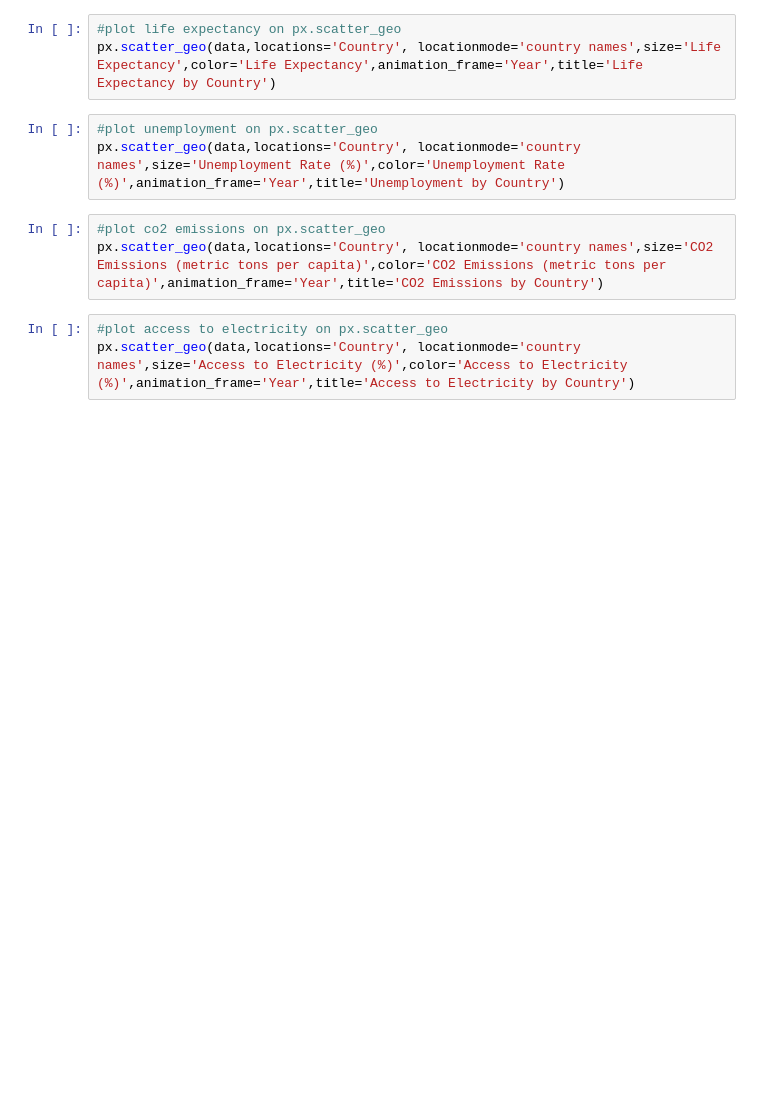
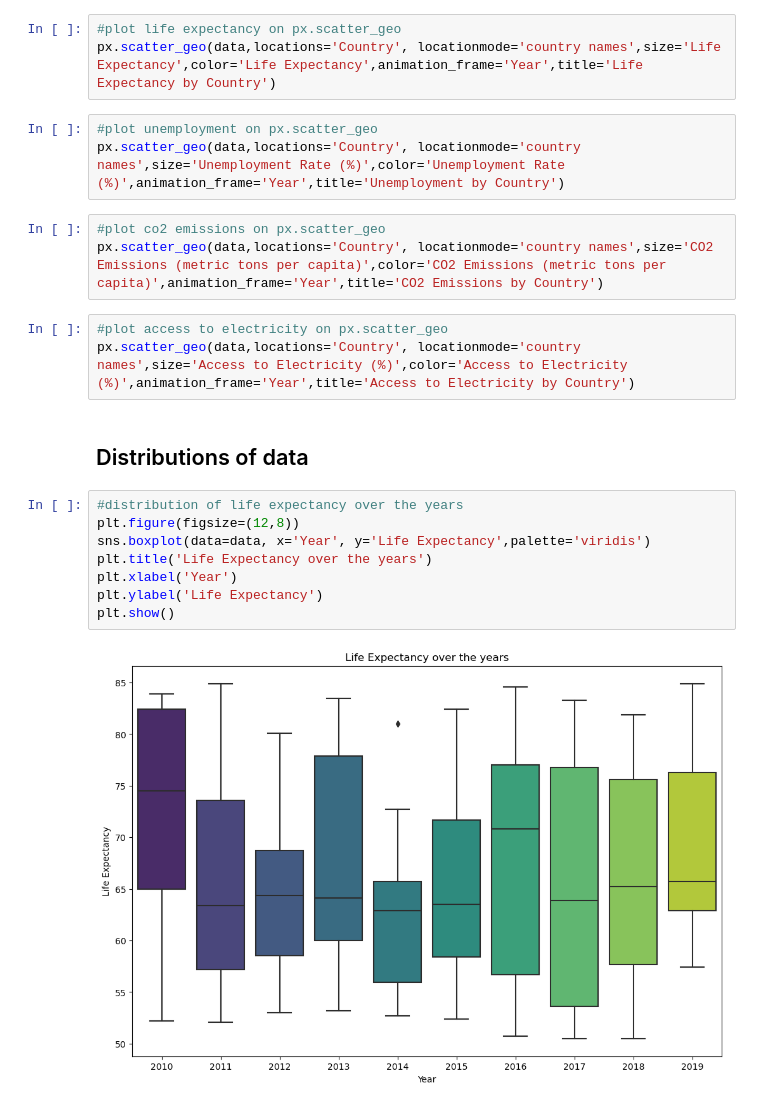
Before and after one commit to beccaa9116/EDA---World-Bank-Dataset, a Jupyter notebook: eda_world_bank.ipynb, the cells around one changed output. Cells and saved outputs as stored; diff of their text form; blank space fills up the shorter version.

```diff
--- a/eda_world_bank.ipynb
+++ b/eda_world_bank.ipynb
@@ -118,3 +118,15 @@ px.scatter_geo(data,locations='Country', locationmode='country names',size='CO2
 # %%
 #plot access to electricity on px.scatter_geo
 px.scatter_geo(data,locations='Country', locationmode='country names',size='Access to Electricity (%)',color='Access to Electricity (%)',animation_frame='Year',title='Access to Electricity by Country')
+# %% [markdown]
+## Distributions of data
+# %%
+#distribution of life expectancy over the years
+plt.figure(figsize=(12,8))
+sns.boxplot(data=data, x='Year', y='Life Expectancy',palette='viridis')
+plt.title('Life Expectancy over the years')
+plt.xlabel('Year')
+plt.ylabel('Life Expectancy')
+plt.show()
+# %% [output]
+[figure, added]
```
Also changed, not shown: parts of 11 cells of this notebook.
